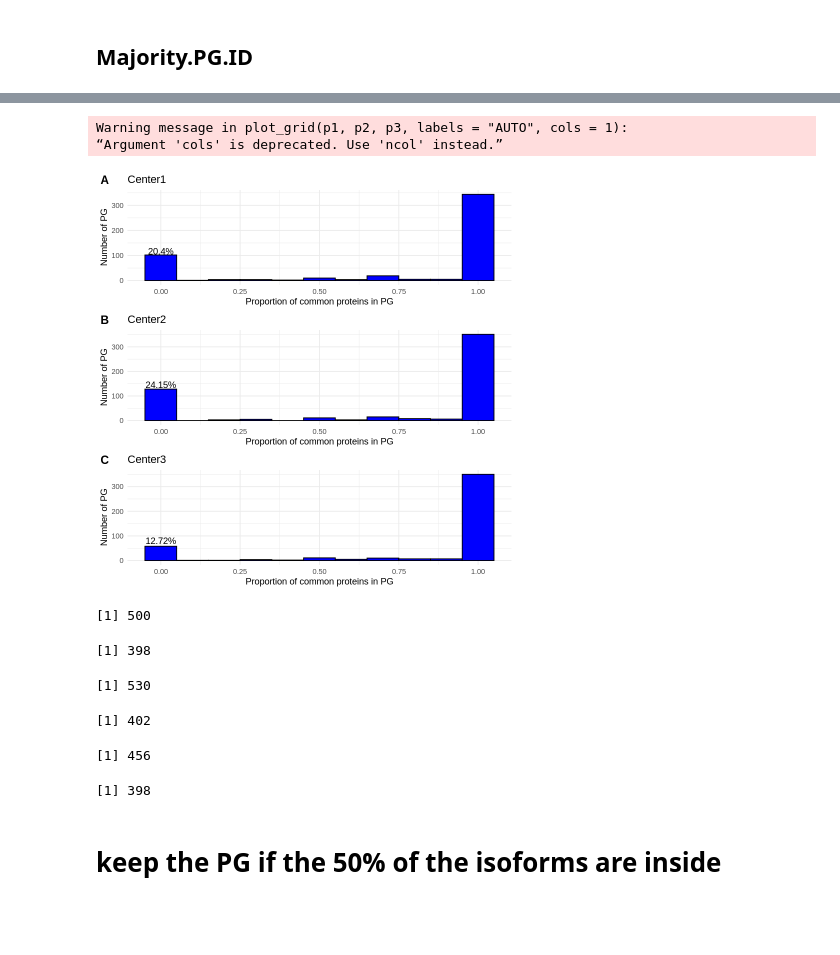
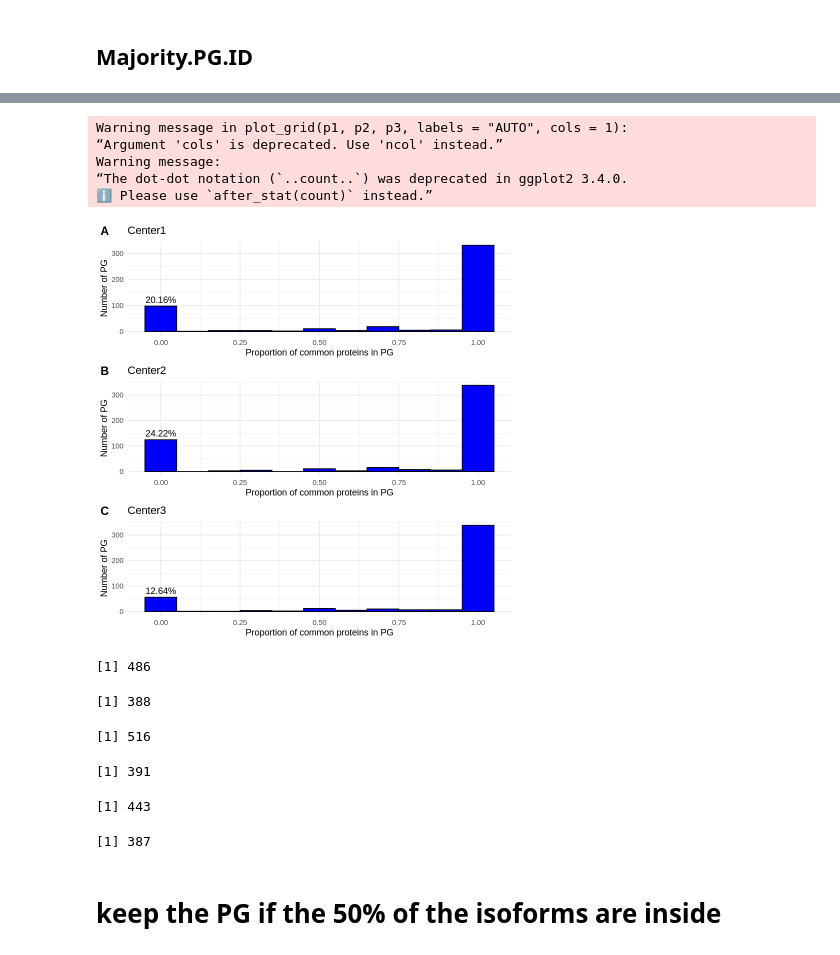
Before and after one commit to Freddsle/FedProt, a Jupyter notebook: data/TMT_data/01_PG_group_merging.ipynb, the cells around one changed output, grey strips where cells are left out. Drawn from its saved outputs; the diff is of its cells as text; code cells hidden in the pictures; blank space fills up the shorter version.

```diff
--- a/data/TMT_data/01_PG_group_merging.ipynb
+++ b/data/TMT_data/01_PG_group_merging.ipynb
@@ -14,20 +15,19 @@ pgnames_mxout <- function(path){
         stringsAsFactors = F)
 
     # remove decoy matches and matches to contaminant
-    PG_report <- PG_report[!PG_report$Reverse=="+",]
-    PG_report <- PG_report[!PG_report$Potential.contaminant=="+",]
-    # if the PG_report$Only.identified.by.site is not all NA and contains "+" values - remove this rows
-    if(!all(is.na(PG_report$Only.identified.by.site))) {
-        # # Only.identified.by.site - exclude proteins that were only identified by a modification site
-        PG_report <- PG_report[!PG_report$Only.identified.by.site=="+",]
-    }
+    # PG_report <- PG_report[!PG_report$Reverse=="+",]
+    # PG_report <- PG_report[!PG_report$Potential.contaminant=="+",]
+    # # if the PG_report$Only.identified.by.site is not all NA and contains "+" values - remove this rows
+    # if(!all(is.na(PG_report$Only.identified.by.site))) {
+    #     # # Only.identified.by.site - exclude proteins that were only identified by a modification site
+    #     PG_report <- PG_report[!PG_report$Only.identified.by.site=="+",]
+    # }
 
-        # filter out the rows with 1 or 0 in Peptide counts (razor+unique)
-    PG_report <- PG_report[PG_report$Gene.names != '',]
+    # PG_report <- PG_report[PG_report$Gene.names != '',]
 
 
     df_names <- PG_report %>%
-        select(Protein.IDs, Majority.protein.IDs, Gene.names, Peptide.IDs, Peptide.is.razor, Fasta.headers)
+        select(Protein.IDs, Majority.protein.IDs, Gene.names, Peptide.IDs, Peptide.is.razor, Peptide.sequences)
 
     return(df_names)
 }
@@ -277,6 +454,19 @@ length(pg_two)
 pg_three <- unique(unlist(strsplit(combined_pg_intensities[["Center3"]]$Majority.protein.IDs, ";")))
 length(pg_three)
 
+common_proteins <- intersect(pg_one, pg_two) %>% intersect(pg_three)
+length(common_proteins)
+
+
+# pg_one <- unique(combined_pg_intensities[["Center1"]]$Majority.protein.IDs, ";")
+# length(pg_one)
+
+# pg_two <- unique(combined_pg_intensities[["Center2"]]$Majority.protein.IDs, ";")
+# length(pg_two)
+
+# pg_three <- unique(combined_pg_intensities[["Center3"]]$Majority.protein.IDs, ";")
+# length(pg_three)
+
 # common_proteins <- intersect(pg_one, pg_two) %>% intersect(pg_three)
 # length(common_proteins)
 # %% [output]
@@ -321,37 +530,40 @@ percent_c1 <- combined_pg_intensities[["Center1"]] %>%
 
 percent_c2 <- combined_pg_intensities[["Center2"]] %>%
   filter(Majority.P.IDs.common == 0) %>%
   nrow() / nrow(combined_pg_intensities[["Center2"]]) * 100
 
 percent_c3 <- combined_pg_intensities[["Center3"]] %>%
   filter(Majority.P.IDs.common == 0) %>%
   nrow() / nrow(combined_pg_intensities[["Center3"]]) * 100
 
 # Create plots with annotations for the 0% bars
 p1 <- ggplot(combined_pg_intensities[["Center1"]], aes(x=Majority.P.IDs.common)) +
     geom_histogram(binwidth=0.1, fill="blue", color="black") +
     labs(title="Center1", x="Proportion of common proteins in PG", y="Number of PG") +
-    geom_text(aes(label=paste0(round(percent_c1, 2), "%"), y=..count..), stat="count", vjust=-0.5, data=subset(combined_pg_intensities[["Center1"]], Protein.IDs.common == 0)) +
+    geom_text(aes(label=paste0(round(percent_c1, 2), "%"), y=..count..), stat="count", vjust=-0.5, data=subset(combined_pg_intensities[["Center1"]], Majority.P.IDs.common == 0)) +
     theme_minimal()
 
 p2 <- ggplot(combined_pg_intensities[["Center2"]], aes(x=Majority.P.IDs.common)) +
     geom_histogram(binwidth=0.1, fill="blue", color="black") +
     labs(title="Center2", x="Proportion of common proteins in PG", y="Number of PG") +
-    geom_text(aes(label=paste0(round(percent_c2, 2), "%"), y=..count..), stat="count", vjust=-0.5, data=subset(combined_pg_intensities[["Center2"]], Protein.IDs.common == 0)) +
+    geom_text(aes(label=paste0(round(percent_c2, 2), "%"), y=..count..), stat="count", vjust=-0.5, data=subset(combined_pg_intensities[["Center2"]], Majority.P.IDs.common == 0)) +
     theme_minimal()
 
 p3 <- ggplot(combined_pg_intensities[["Center3"]], aes(x=Majority.P.IDs.common)) +
     geom_histogram(binwidth=0.1, fill="blue", color="black") +
     labs(title="Center3", x="Proportion of common proteins in PG", y="Number of PG") +
-    geom_text(aes(label=paste0(round(percent_c3, 2), "%"), y=..count..), stat="count", vjust=-0.5, data=subset(combined_pg_intensities[["Center3"]], Protein.IDs.common == 0)) +
+    geom_text(aes(label=paste0(round(percent_c3, 2), "%"), y=..count..), stat="count", vjust=-0.5, data=subset(combined_pg_intensities[["Center3"]], Majority.P.IDs.common == 0)) +
     theme_minimal()
 
 # Combine the plots
 plot_grid(p1, p2, p3, labels = "AUTO", cols = 1)
 # %% [output]
 Warning message in plot_grid(p1, p2, p3, labels = "AUTO", cols = 1):
 “Argument 'cols' is deprecated. Use 'ncol' instead.”
+Warning message:
+“The dot-dot notation (`..count..`) was deprecated in ggplot2 3.4.0.
+ℹ Please use `after_stat(count)` instead.”
-[figure, old version]
+[figure, new version]
 # %%
 nrow(combined_pg_intensities[["Center1"]])
 nrow(combined_pg_intensities[["Center1"]]) - combined_pg_intensities[["Center1"]] %>% filter(Majority.P.IDs.common == 0) %>% nrow()
@@ -362,12 +574,12 @@ nrow(combined_pg_intensities[["Center2"]]) - combined_pg_intensities[["Center2"]
 nrow(combined_pg_intensities[["Center3"]])
 nrow(combined_pg_intensities[["Center3"]]) - combined_pg_intensities[["Center3"]] %>% filter(Majority.P.IDs.common == 0) %>% nrow()
 # %% [output]
-[1] 500
+[1] 486
-[1] 398
+[1] 388
-[1] 530
+[1] 516
-[1] 402
+[1] 391
-[1] 456
+[1] 443
-[1] 398
+[1] 387
 # %% [markdown]
 # keep the PG if the 50% of the isoforms are inside
 # %%
```
Also changed, not shown: parts of 22 cells of this notebook, 8 other files.
